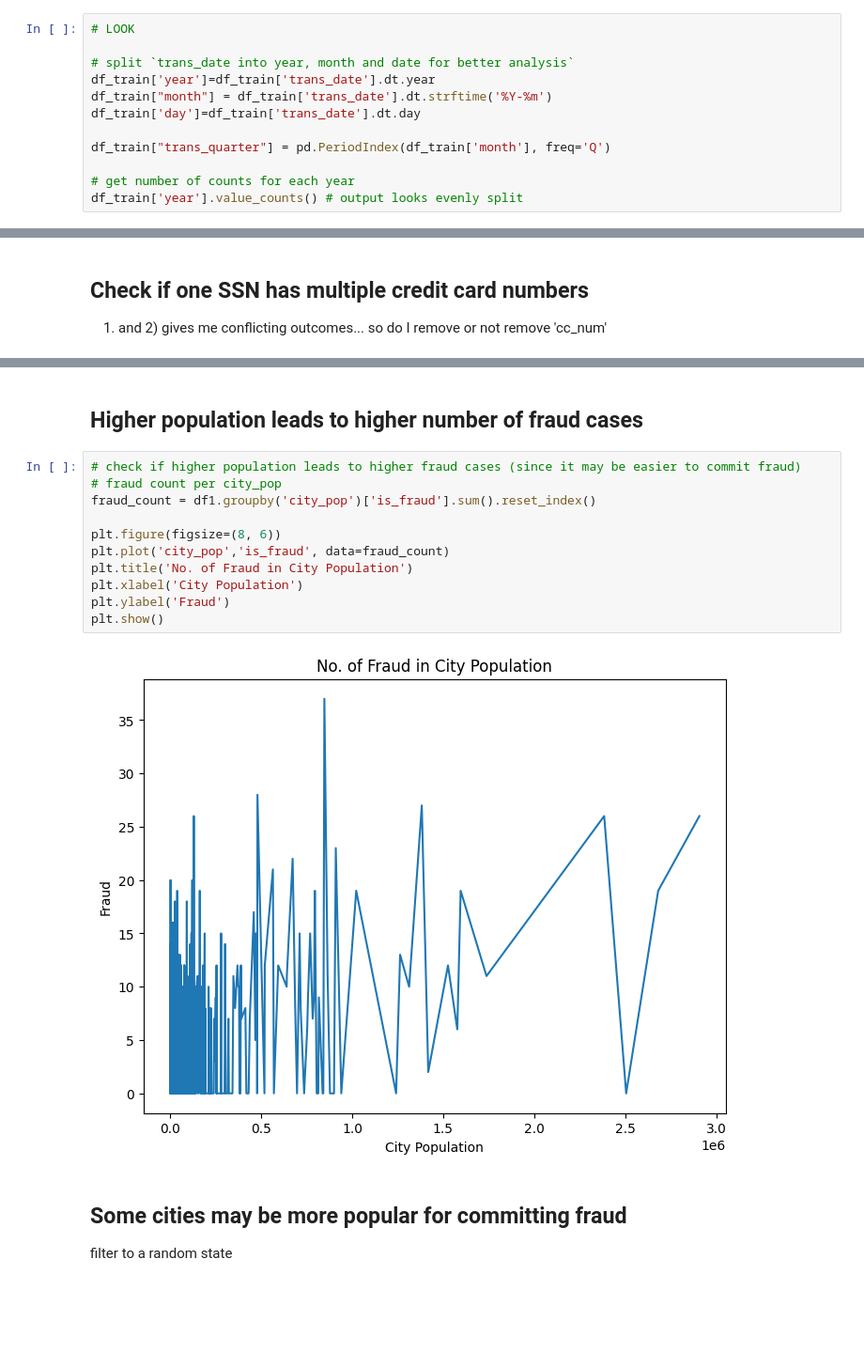
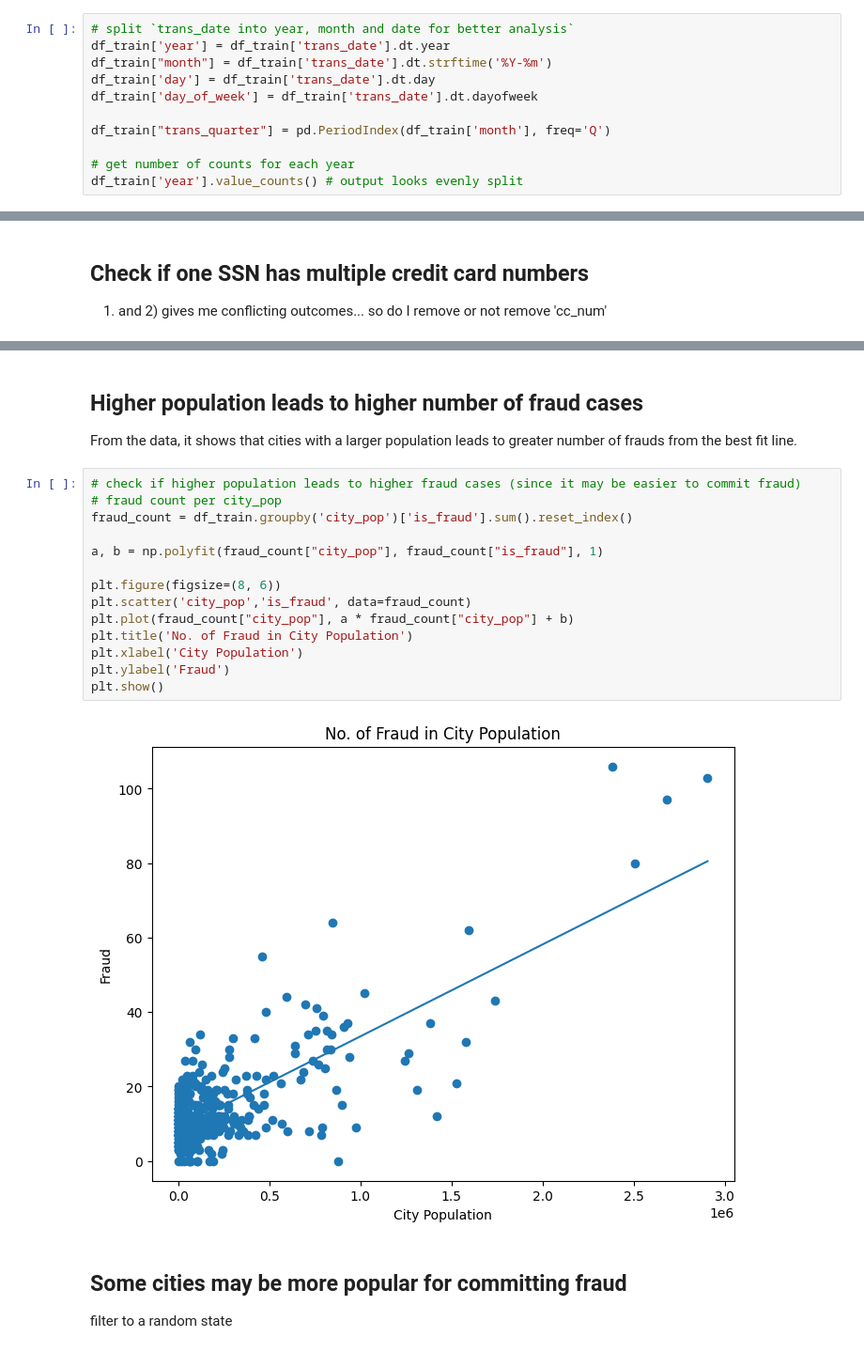
Before and after one commit to annccyn/dsa4263_project, a Jupyter notebook: ch_draft1.ipynb, the cells around one changed output, grey strips where cells are left out. Shown at 94% size. Drawn from its saved outputs; the diff is of its cells as text; blank space fills up the shorter version.

```diff
--- a/ch_draft1.ipynb
+++ b/ch_draft1.ipynb
@@ -145,12 +147,11 @@ Name: merchant, Length: 2646694, dtype: object
 # Simple Feature Engineering
 ## Creating new variables
 # %%
-# LOOK
-
 # split `trans_date into year, month and date for better analysis`
-df_train['year']=df_train['trans_date'].dt.year
+df_train['year'] = df_train['trans_date'].dt.year
 df_train["month"] = df_train['trans_date'].dt.strftime('%Y-%m')
-df_train['day']=df_train['trans_date'].dt.day
+df_train['day'] = df_train['trans_date'].dt.day
+df_train['day_of_week'] = df_train['trans_date'].dt.dayofweek
 
 df_train["trans_quarter"] = pd.PeriodIndex(df_train['month'], freq='Q')
 
@@ -351,18 +334,23 @@ Index: []
 # %% [markdown]
 ## Higher population leads to higher number of fraud cases
+
+From the data, it shows that cities with a larger population leads to greater number of frauds from the best fit line.
 # %%
 # check if higher population leads to higher fraud cases (since it may be easier to commit fraud)
 # fraud count per city_pop
-fraud_count = df1.groupby('city_pop')['is_fraud'].sum().reset_index()
+fraud_count = df_train.groupby('city_pop')['is_fraud'].sum().reset_index()
+
+a, b = np.polyfit(fraud_count["city_pop"], fraud_count["is_fraud"], 1)
 
 plt.figure(figsize=(8, 6))
-plt.plot('city_pop','is_fraud', data=fraud_count)
+plt.scatter('city_pop','is_fraud', data=fraud_count)
+plt.plot(fraud_count["city_pop"], a * fraud_count["city_pop"] + b)
 plt.title('No. of Fraud in City Population')
 plt.xlabel('City Population')
 plt.ylabel('Fraud')
 plt.show()
 # %% [output]
-[figure, old version]
+[figure, new version]
 # %% [markdown]
 ## Some cities may be more popular for committing fraud
 filter to a random state
```
Also changed, not shown: parts of 20 cells of this notebook.
